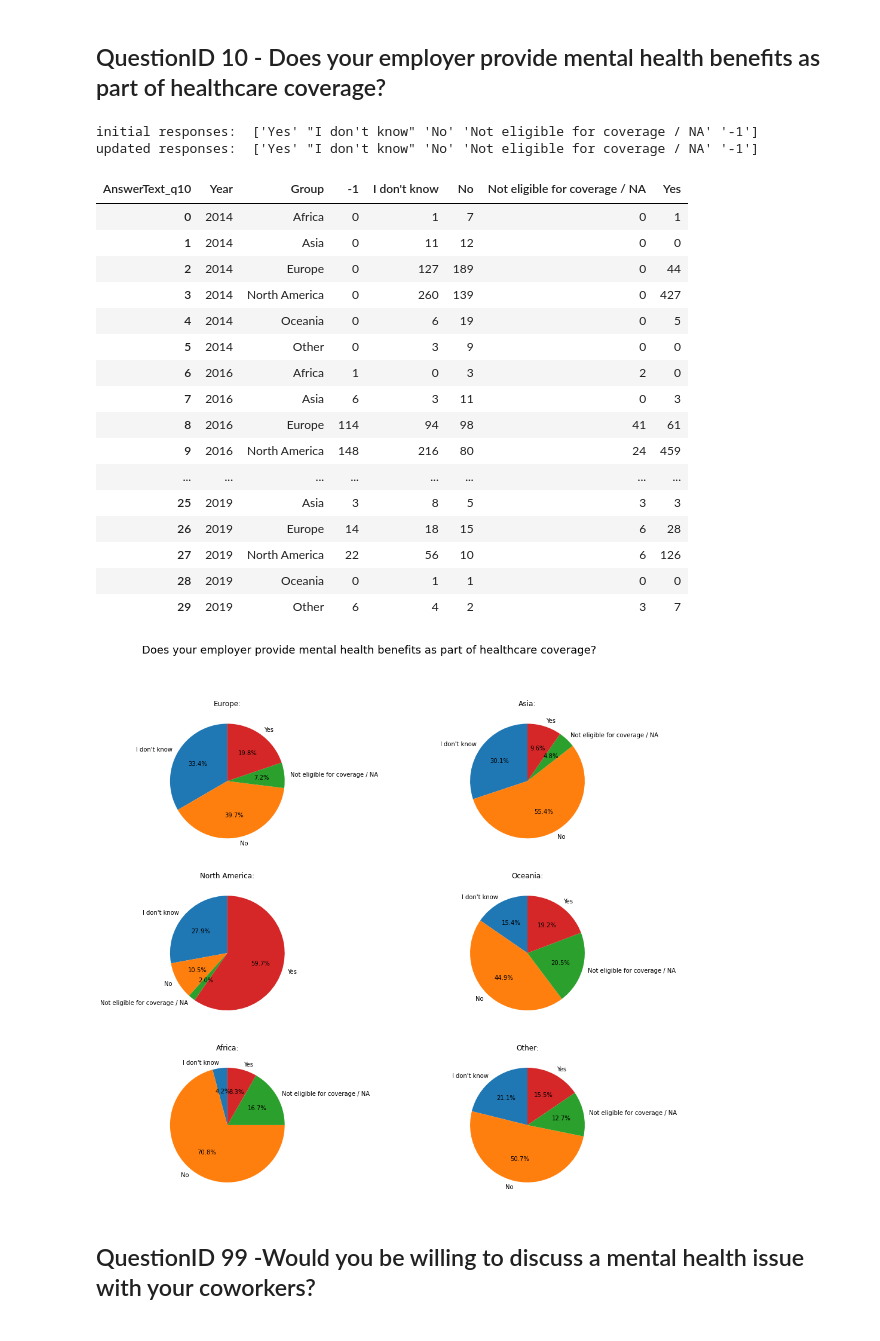
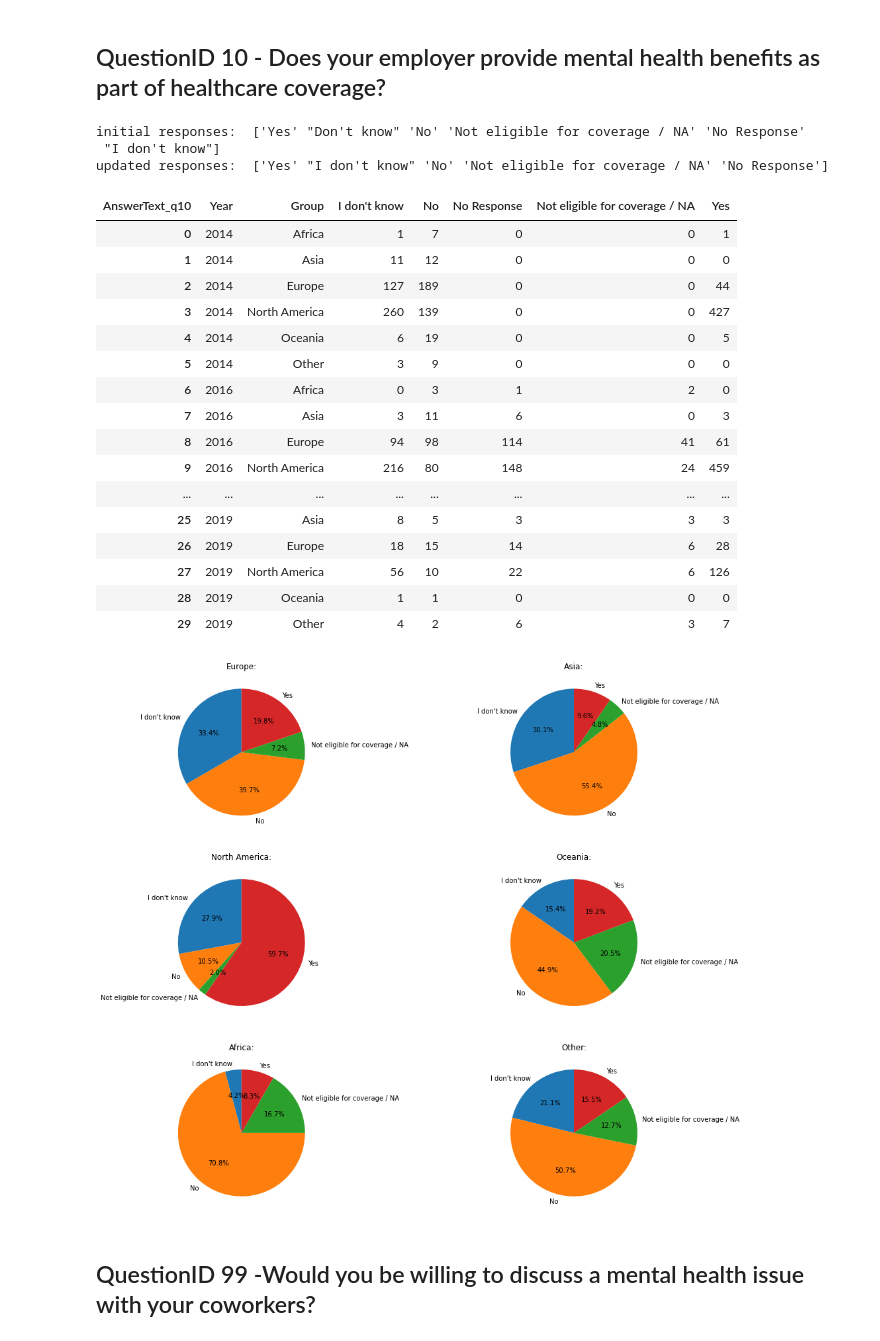
Before and after one commit to Itsamesamir/COMP0031, a Jupyter notebook: mentalHealth/waseh.ipynb, the cells around one changed output. Cells and saved outputs as stored; diff of their text form; code cells hidden in the pictures.

Commit message:
updated graphs

```diff
--- a/mentalHealth/waseh.ipynb
+++ b/mentalHealth/waseh.ipynb
@@ -236,6 +236,8 @@ array(['USA', 'Canada', 'United Kingdom', 'Bulgaria', 'France',
        'Swaziland', 'Ukraine', 'Luxembourg', '-1', 'Mauritius',
        'Saudi Arabia', 'Kenya', 'Ethiopia', 'Macedonia', 'Hong Kong',
        'Ghana', 'Botswana', 'Algeria'], dtype=object)
+# %%
+df['AnswerText'] = df['AnswerText'].replace({'-1': 'No Response'})
 # %% [markdown]
 ### Unanswered questions check:
 # %%
@@ -376,8 +376,9 @@ df['AnswerText'] = df['AnswerText'].replace({"Don't know": "I don't know"})
 benefits = df[df['QuestionID'] == 10]['AnswerText'].unique()
 print('updated responses: ',benefits)
 # %% [output]
-initial responses:  ['Yes' "I don't know" 'No' 'Not eligible for coverage / NA' '-1']
-updated responses:  ['Yes' "I don't know" 'No' 'Not eligible for coverage / NA' '-1']
+initial responses:  ['Yes' "Don't know" 'No' 'Not eligible for coverage / NA' 'No Response'
+ "I don't know"]
+updated responses:  ['Yes' "I don't know" 'No' 'Not eligible for coverage / NA' 'No Response']
 # %%
 # Filter the DataFrame for QuestionID 10
 df_question_10 = df[df['QuestionID'] == 10]
@@ -391,47 +392,47 @@ result = merged_df.groupby(['Year', 'Group', 'AnswerText_q10'])['UserID'].nuniqu
 # Print or display the result
 result
 # %% [output]
-| AnswerText_q10 | Year | Group | -1 | I don't know | No | Not eligible for coverage / NA | Yes |
-| 0 | 2014 | Africa | 0 | 1 | 7 | 0 | 1 |
-| 1 | 2014 | Asia | 0 | 11 | 12 | 0 | 0 |
-| 2 | 2014 | Europe | 0 | 127 | 189 | 0 | 44 |
-| 3 | 2014 | North America | 0 | 260 | 139 | 0 | 427 |
-| 4 | 2014 | Oceania | 0 | 6 | 19 | 0 | 5 |
-| 5 | 2014 | Other | 0 | 3 | 9 | 0 | 0 |
-| 6 | 2016 | Africa | 1 | 0 | 3 | 2 | 0 |
-| 7 | 2016 | Asia | 6 | 3 | 11 | 0 | 3 |
-| 8 | 2016 | Europe | 114 | 94 | 98 | 41 | 61 |
-| 9 | 2016 | North America | 148 | 216 | 80 | 24 | 459 |
+| AnswerText_q10 | Year | Group | I don't know | No | No Response | Not eligible for coverage / NA | Yes |
+| 0 | 2014 | Africa | 1 | 7 | 0 | 0 | 1 |
+| 1 | 2014 | Asia | 11 | 12 | 0 | 0 | 0 |
+| 2 | 2014 | Europe | 127 | 189 | 0 | 0 | 44 |
+| 3 | 2014 | North America | 260 | 139 | 0 | 0 | 427 |
+| 4 | 2014 | Oceania | 6 | 19 | 0 | 0 | 5 |
+| 5 | 2014 | Other | 3 | 9 | 0 | 0 | 0 |
+| 6 | 2016 | Africa | 0 | 3 | 1 | 2 | 0 |
+| 7 | 2016 | Asia | 3 | 11 | 6 | 0 | 3 |
+| 8 | 2016 | Europe | 94 | 98 | 114 | 41 | 61 |
+| 9 | 2016 | North America | 216 | 80 | 148 | 24 | 459 |
 | ... | ... | ... | ... | ... | ... | ... | ... |
-| 25 | 2019 | Asia | 3 | 8 | 5 | 3 | 3 |
-| 26 | 2019 | Europe | 14 | 18 | 15 | 6 | 28 |
-| 27 | 2019 | North America | 22 | 56 | 10 | 6 | 126 |
-| 28 | 2019 | Oceania | 0 | 1 | 1 | 0 | 0 |
-| 29 | 2019 | Other | 6 | 4 | 2 | 3 | 7 |
+| 25 | 2019 | Asia | 8 | 5 | 3 | 3 | 3 |
+| 26 | 2019 | Europe | 18 | 15 | 14 | 6 | 28 |
+| 27 | 2019 | North America | 56 | 10 | 22 | 6 | 126 |
+| 28 | 2019 | Oceania | 1 | 1 | 0 | 0 | 0 |
+| 29 | 2019 | Other | 4 | 2 | 6 | 3 | 7 |
 # %%
 num_rows = 3
 num_cols = 2
 
 # Create subplots within a single figure
 fig, axes = plt.subplots(num_rows, num_cols, figsize=(15, 15))
 
 axes = axes.flatten()
 
 # Iterate through each continent and plot a pie chart in the corresponding subplot
 for i, continent in enumerate(continents):
     continent_data = result[result['Group'] == continent]
 
-    total_counts = continent_data.iloc[:, 3:].sum(axis=0)
+    total_counts = continent_data.iloc[:, [2,3,5,6]].sum(axis=0)
 
     # Plot a pie chart in the current subplot
     axes[i].pie(total_counts, labels=total_counts.index, autopct='%1.1f%%', startangle=90)
     axes[i].set_title(f'{continent}:')
 
-plt.suptitle('Does your employer provide mental health benefits as part of healthcare coverage?', fontsize=18)
+#plt.suptitle('Does your employer provide mental health benefits as part of healthcare coverage?', fontsize=18)
 plt.subplots_adjust(hspace=0.2, wspace=0.5)
 plt.show()
 # %% [output]
-[figure, old version]
+[figure, new version]
 # %% [markdown]
 ## QuestionID 99 -Would you be willing to discuss a mental health issue with your coworkers?
 # %%
```
Also changed, not shown: parts of 27 cells of this notebook.
